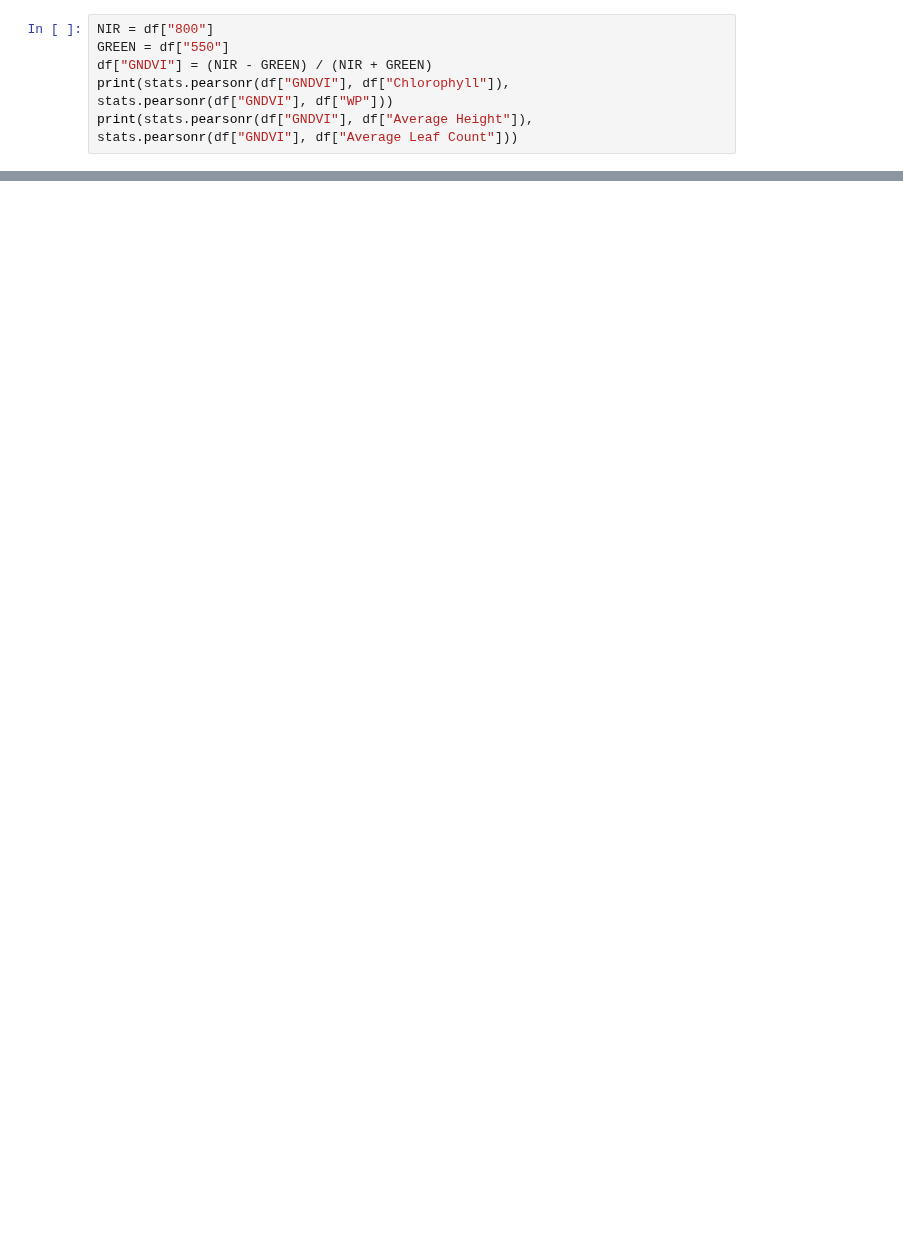
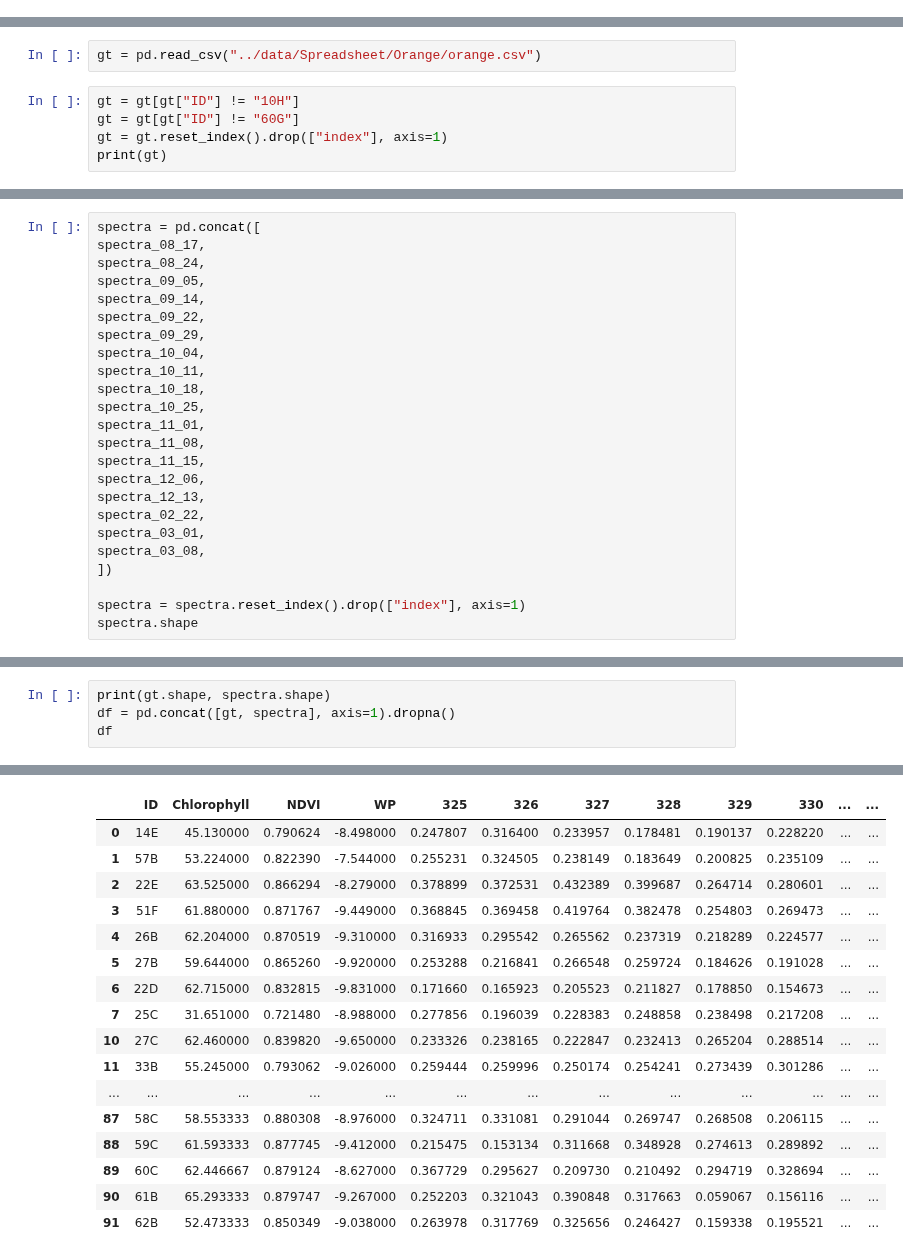
Before and after one commit to cheripai/thesis, a Jupyter notebook: notebooks/Orange_Spectra_Analysis.ipynb, the cells around one changed output, grey strips where cells are left out. Saved outputs shown, nothing was run; the diff lists cells and outputs as text; blank space fills up the shorter version.

```diff
--- a/notebooks/Orange_Spectra_Analysis.ipynb
+++ b/notebooks/Orange_Spectra_Analysis.ipynb
@@ -206,6 +0,0 @@ print(stats.pearsonr(df["MCARI"], df["Average Height"]), stats.pearsonr(df["MCAR
-# %%
-NIR = df["800"]
-GREEN = df["550"]
-df["GNDVI"] = (NIR - GREEN) / (NIR + GREEN)
-print(stats.pearsonr(df["GNDVI"], df["Chlorophyll"]), stats.pearsonr(df["GNDVI"], df["WP"]))
-print(stats.pearsonr(df["GNDVI"], df["Average Height"]), stats.pearsonr(df["GNDVI"], df["Average Leaf Count"]))
@@ -478,0 +39,7 @@ print(df[df["Nitrogen"] == 0]["GNDVI"].min())
+# %%
+gt = pd.read_csv("../data/Spreadsheet/Orange/orange.csv")
+# %%
+gt = gt[gt["ID"] != "10H"]
+gt = gt[gt["ID"] != "60G"]
+gt = gt.reset_index().drop(["index"], axis=1)
+print(gt)
@@ -478,0 +84,24 @@ print(df[df["Nitrogen"] == 0]["GNDVI"].min())
+# %%
+spectra = pd.concat([
+spectra_08_17,
+spectra_08_24,
+spectra_09_05,
+spectra_09_14,
+spectra_09_22,
+spectra_09_29,
+spectra_10_04,
+spectra_10_11,
+spectra_10_18,
+spectra_10_25,
+spectra_11_01,
+spectra_11_08,
+spectra_11_15,
+spectra_12_06,
+spectra_12_13,
+spectra_02_22,
+spectra_03_01,
+spectra_03_08,
+])
+
+spectra = spectra.reset_index().drop(["index"], axis=1)
+spectra.shape
@@ -478,0 +110,5 @@ print(df[df["Nitrogen"] == 0]["GNDVI"].min())
+# %%
+print(gt.shape, spectra.shape)
+df = pd.concat([gt, spectra], axis=1).dropna()
+df
+# %% [output]
@@ -478,0 +116,17 @@ print(df[df["Nitrogen"] == 0]["GNDVI"].min())
+|  | ID | Chlorophyll | NDVI | WP | 325 | 326 | 327 | 328 | 329 | 330 | ... | ... |
+| 0 | 14E | 45.130000 | 0.790624 | -8.498000 | 0.247807 | 0.316400 | 0.233957 | 0.178481 | 0.190137 | 0.228220 | ... | ... |
+| 1 | 57B | 53.224000 | 0.822390 | -7.544000 | 0.255231 | 0.324505 | 0.238149 | 0.183649 | 0.200825 | 0.235109 | ... | ... |
+| 2 | 22E | 63.525000 | 0.866294 | -8.279000 | 0.378899 | 0.372531 | 0.432389 | 0.399687 | 0.264714 | 0.280601 | ... | ... |
+| 3 | 51F | 61.880000 | 0.871767 | -9.449000 | 0.368845 | 0.369458 | 0.419764 | 0.382478 | 0.254803 | 0.269473 | ... | ... |
+| 4 | 26B | 62.204000 | 0.870519 | -9.310000 | 0.316933 | 0.295542 | 0.265562 | 0.237319 | 0.218289 | 0.224577 | ... | ... |
+| 5 | 27B | 59.644000 | 0.865260 | -9.920000 | 0.253288 | 0.216841 | 0.266548 | 0.259724 | 0.184626 | 0.191028 | ... | ... |
+| 6 | 22D | 62.715000 | 0.832815 | -9.831000 | 0.171660 | 0.165923 | 0.205523 | 0.211827 | 0.178850 | 0.154673 | ... | ... |
+| 7 | 25C | 31.651000 | 0.721480 | -8.988000 | 0.277856 | 0.196039 | 0.228383 | 0.248858 | 0.238498 | 0.217208 | ... | ... |
+| 10 | 27C | 62.460000 | 0.839820 | -9.650000 | 0.233326 | 0.238165 | 0.222847 | 0.232413 | 0.265204 | 0.288514 | ... | ... |
+| 11 | 33B | 55.245000 | 0.793062 | -9.026000 | 0.259444 | 0.259996 | 0.250174 | 0.254241 | 0.273439 | 0.301286 | ... | ... |
+| ... | ... | ... | ... | ... | ... | ... | ... | ... | ... | ... | ... | ... |
+| 87 | 58C | 58.553333 | 0.880308 | -8.976000 | 0.324711 | 0.331081 | 0.291044 | 0.269747 | 0.268508 | 0.206115 | ... | ... |
+| 88 | 59C | 61.593333 | 0.877745 | -9.412000 | 0.215475 | 0.153134 | 0.311668 | 0.348928 | 0.274613 | 0.289892 | ... | ... |
+| 89 | 60C | 62.446667 | 0.879124 | -8.627000 | 0.367729 | 0.295627 | 0.209730 | 0.210492 | 0.294719 | 0.328694 | ... | ... |
+| 90 | 61B | 65.293333 | 0.879747 | -9.267000 | 0.252203 | 0.321043 | 0.390848 | 0.317663 | 0.059067 | 0.156116 | ... | ... |
+| 91 | 62B | 52.473333 | 0.850349 | -9.038000 | 0.263978 | 0.317769 | 0.325656 | 0.246427 | 0.159338 | 0.195521 | ... | ... |
```
Also changed, not shown: parts of 44 cells of this notebook.
